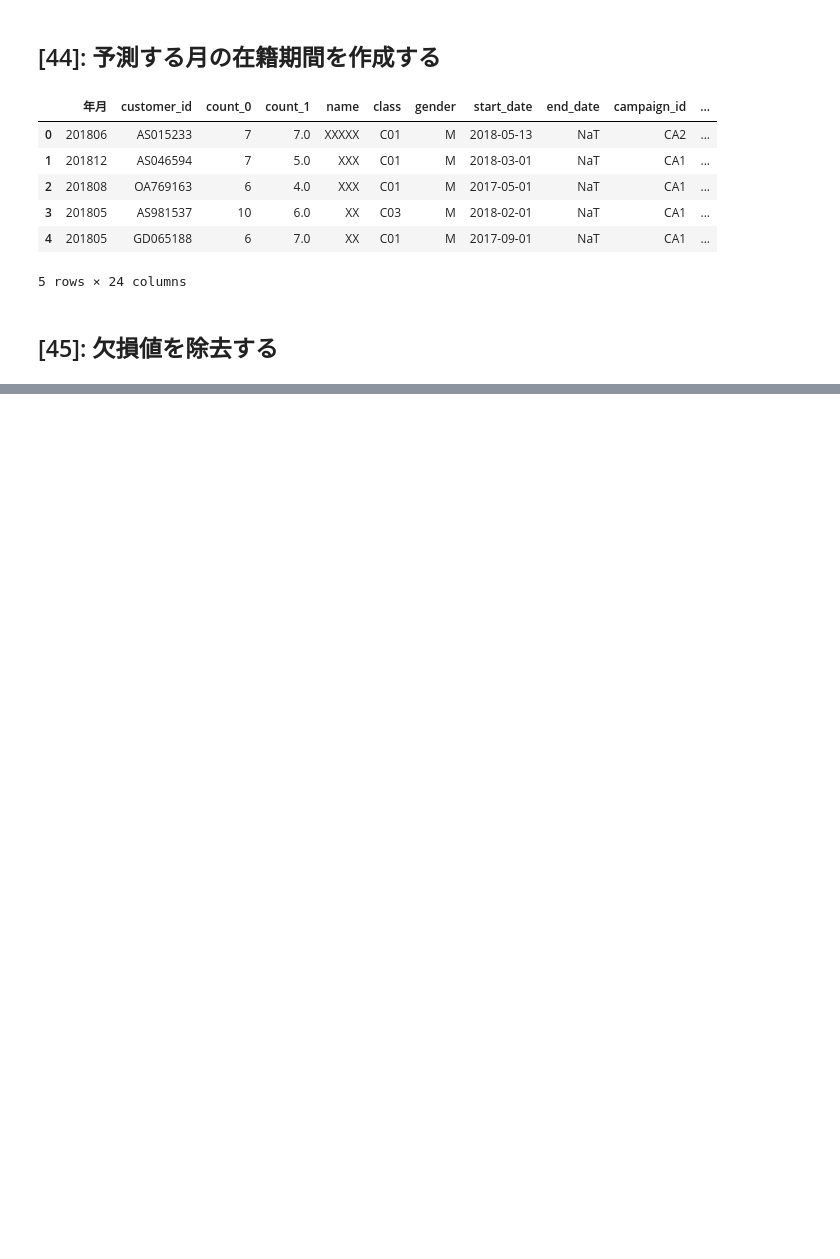
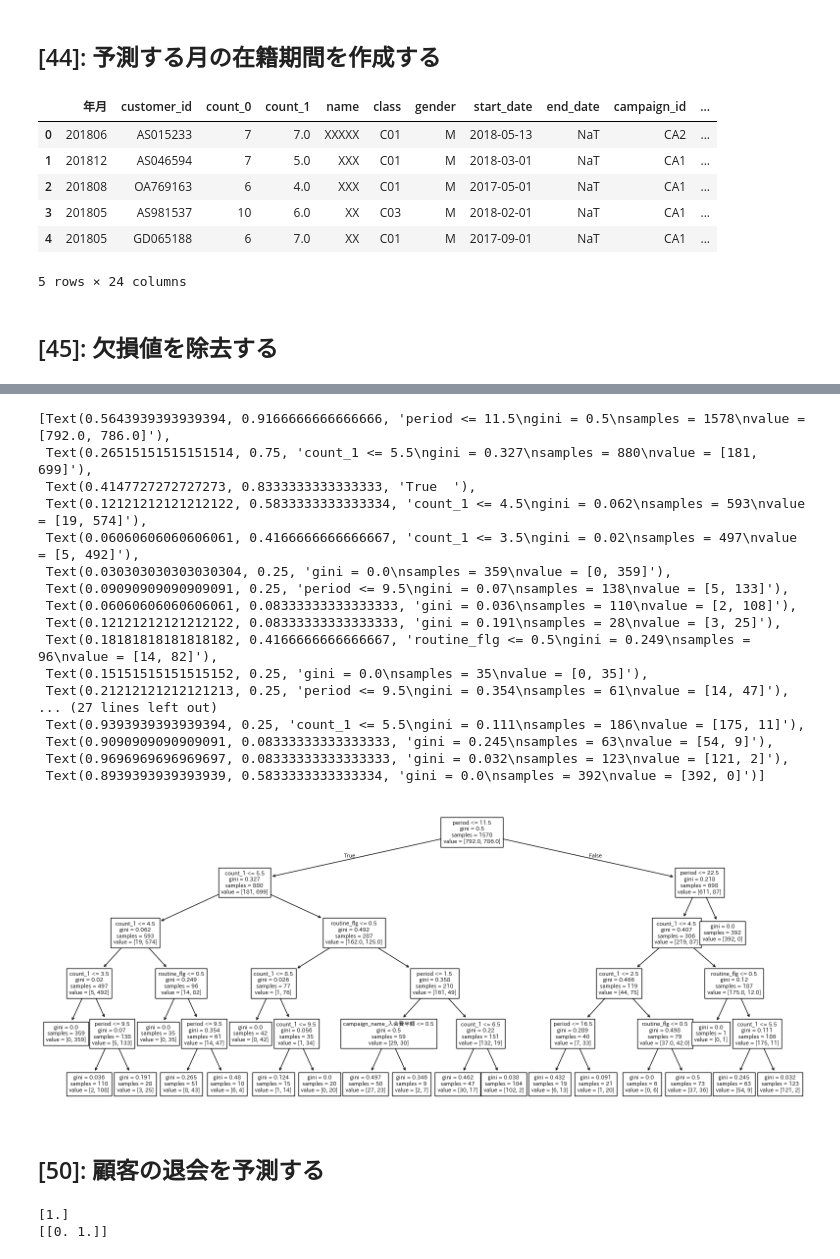
Before and after one commit to Snoge1130/python100knock_1_ch05, a Jupyter notebook: 41_50knock.ipynb, the cells around one changed output, grey strips where cells are left out. Drawn from its saved outputs; the diff is of its cells as text; code cells hidden in the pictures; blank space fills up the shorter version.

```diff
--- a/41_50knock.ipynb
+++ b/41_50knock.ipynb
@@ -303,0 +306,4 @@ dtype: int64
+# %%
+target_col = ["campaign_name", "class_name", "gender", "count_1", "routine_flg", "period", "is_deleted"] # ターゲット列を指定
+predict_data = predict_data[target_col] # ターゲット列を抽出
+predict_data.head()
@@ -303,0 +317,3 @@ dtype: int64
+# %%
+predict_data = pd.get_dummies(predict_data) # ダミー変数化
+predict_data.head() # ダミー変数化したデータを表示
@@ -303,0 +342,17 @@ dtype: int64
+# %%
+from sklearn.tree import DecisionTreeClassifier # 決定木分類器をインポート
+import sklearn.model_selection # モデル選択モジュールをインポート
+
+
+exit = predict_data.loc[predict_data["is_deleted"] == 1] # is_deletedが1の行を抽出
+conti = predict_data.loc[predict_data["is_deleted"] == 0].sample(len(exit), random_state = 0) # is_deletedが0の行を抽出し、exitと同じ数だけサンプリング
+
+X = pd.concat([exit, conti], ignore_index = True) # exitとcontiを結合
+y = X["is_deleted"] # 目的変数を指定
+del X["is_deleted"] # 目的変数を削除
+X_train, X_test, y_train, y_test = sklearn.model_selection.train_test_split(X, y, random_state = 0) # データを分割
+
+model = DecisionTreeClassifier(random_state = 0) # 決定木分類器をインスタンス化
+model.fit(X_train, y_train) # モデルを学習
+y_test_pred = model.predict(X_test) # テストデータで予測
+print(y_test_pred) # 予測結果を表示
@@ -303,0 +493,11 @@ dtype: int64
+# %%
+X = pd.concat([exit, conti], ignore_index = True) # exitとcontiを結合
+y = X["is_deleted"] # 目的変数を指定
+del X["is_deleted"] # 目的変数を削除
+X_train, X_test, y_train, y_test = sklearn.model_selection.train_test_split(X, y, random_state = 0) # データを分割
+
+
+model = DecisionTreeClassifier(random_state = 0, max_depth = 5) # 決定木分類器をインスタンス化
+model.fit(X_train, y_train) # モデルを学習
+print(model.score(X_test, y_test)) # モデルのスコアを表示
+print(model.score(X_train, y_train)) # モデルのスコアを表示
@@ -303,0 +522,29 @@ dtype: int64
+# %%
+from sklearn import  tree # 決定木をインポート
+import matplotlib.pyplot as plt # グラフ描画ライブラリをインポート
+import japanize_matplotlib # 日本語フォントをインポート
+
+
+plt.figure(figsize = (20, 8)) # グラフのサイズを指定
+tree.plot_tree(model, feature_names = X.columns, fontsize = 8)# 決定木を描画
+# %% [output]
+[Text(0.5643939393939394, 0.9166666666666666, 'period <= 11.5\ngini = 0.5\nsamples = 1578\nvalue = [792.0, 786.0]'),
+ Text(0.26515151515151514, 0.75, 'count_1 <= 5.5\ngini = 0.327\nsamples = 880\nvalue = [181, 699]'),
+ Text(0.4147727272727273, 0.8333333333333333, 'True  '),
+ Text(0.12121212121212122, 0.5833333333333334, 'count_1 <= 4.5\ngini = 0.062\nsamples = 593\nvalue = [19, 574]'),
+ Text(0.06060606060606061, 0.4166666666666667, 'count_1 <= 3.5\ngini = 0.02\nsamples = 497\nvalue = [5, 492]'),
+ Text(0.030303030303030304, 0.25, 'gini = 0.0\nsamples = 359\nvalue = [0, 359]'),
+ Text(0.09090909090909091, 0.25, 'period <= 9.5\ngini = 0.07\nsamples = 138\nvalue = [5, 133]'),
+ Text(0.06060606060606061, 0.08333333333333333, 'gini = 0.036\nsamples = 110\nvalue = [2, 108]'),
+ Text(0.12121212121212122, 0.08333333333333333, 'gini = 0.191\nsamples = 28\nvalue = [3, 25]'),
+ Text(0.18181818181818182, 0.4166666666666667, 'routine_flg <= 0.5\ngini = 0.249\nsamples = 96\nvalue = [14, 82]'),
+ Text(0.15151515151515152, 0.25, 'gini = 0.0\nsamples = 35\nvalue = [0, 35]'),
+ Text(0.21212121212121213, 0.25, 'period <= 9.5\ngini = 0.354\nsamples = 61\nvalue = [14, 47]'),
+... (27 lines left out)
+ Text(0.9393939393939394, 0.25, 'count_1 <= 5.5\ngini = 0.111\nsamples = 186\nvalue = [175, 11]'),
+ Text(0.9090909090909091, 0.08333333333333333, 'gini = 0.245\nsamples = 63\nvalue = [54, 9]'),
+ Text(0.9696969696969697, 0.08333333333333333, 'gini = 0.032\nsamples = 123\nvalue = [121, 2]'),
+ Text(0.8939393939393939, 0.5833333333333334, 'gini = 0.0\nsamples = 392\nvalue = [392, 0]')]
+[figure, added]
+# %% [markdown]
+## [50]: 顧客の退会を予測する
@@ -303,0 +586,6 @@ dtype: int64
+# %%
+print(model.predict(input_data)) # 予測結果を表示
+print(model.predict_proba(input_data)) # 予測確率を表示
+# %% [output]
+[1.]
+[[0. 1.]]
```
Also changed, not shown: parts of 20 cells of this notebook.
